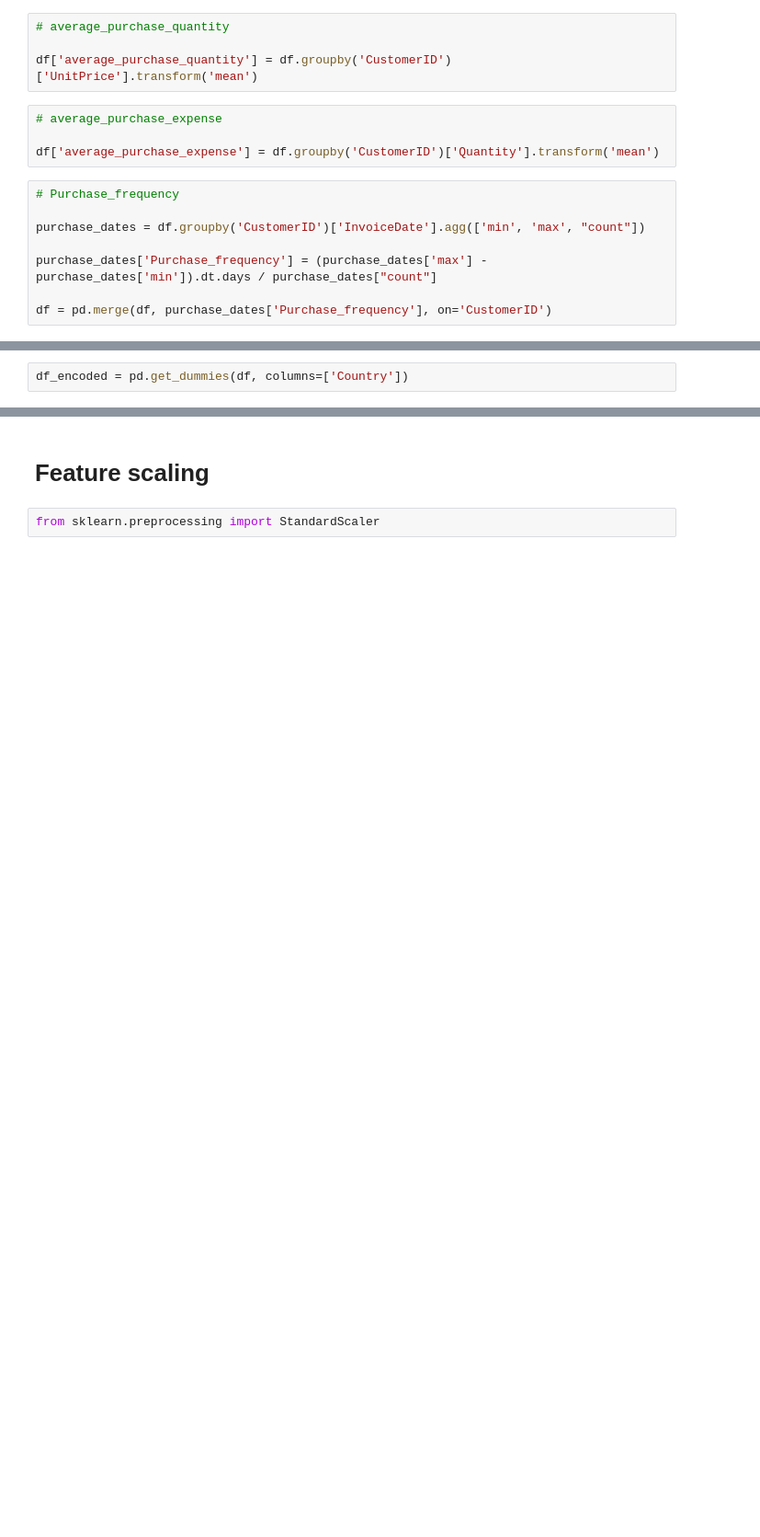
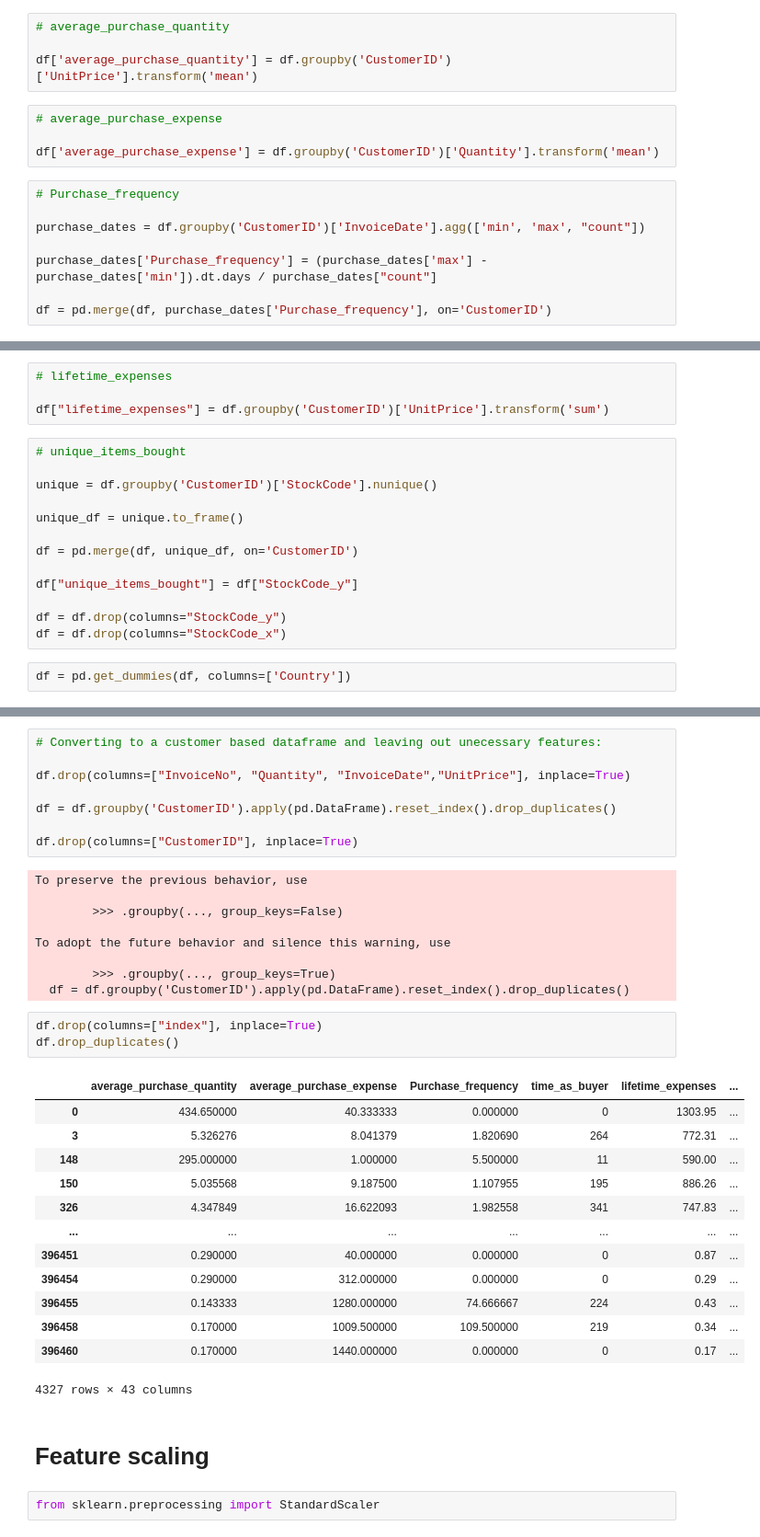
Before and after one commit to NehuenVill/Customer-Segmentation-with-Machine-Learning, a Jupyter notebook: 01_exploration.ipynb, the cells around one changed output, grey strips where cells are left out. Shown at 92% size. Cells and saved outputs as stored; diff of their text form; blank space fills up the shorter version.

Commit message:
Finished data preprocessing part

```diff
--- a/01_exploration.ipynb
+++ b/01_exploration.ipynb
@@ -169,2 +126,19 @@ len(df.StockCode.unique())
+# %%
+# lifetime_expenses
+
+df["lifetime_expenses"] = df.groupby('CustomerID')['UnitPrice'].transform('sum')
+# %%
+# unique_items_bought
+
+unique = df.groupby('CustomerID')['StockCode'].nunique()
+
+unique_df = unique.to_frame()
+
+df = pd.merge(df, unique_df, on='CustomerID')
+
+df["unique_items_bought"] = df["StockCode_y"]
+
+df = df.drop(columns="StockCode_y")
+df = df.drop(columns="StockCode_x")
 # %%
-df_encoded = pd.get_dummies(df, columns=['Country'])
+df = pd.get_dummies(df, columns=['Country'])
@@ -189,3 +165,37 @@ df_encoded
+# %%
+# Converting to a customer based dataframe and leaving out unecessary features:
+
+df.drop(columns=["InvoiceNo", "Quantity", "InvoiceDate","UnitPrice"], inplace=True)
+
+df = df.groupby('CustomerID').apply(pd.DataFrame).reset_index().drop_duplicates()
+
+df.drop(columns=["CustomerID"], inplace=True)
+# %% [output]
+To preserve the previous behavior, use
+
+        >>> .groupby(..., group_keys=False)
+
+To adopt the future behavior and silence this warning, use
+
+        >>> .groupby(..., group_keys=True)
+  df = df.groupby('CustomerID').apply(pd.DataFrame).reset_index().drop_duplicates()
+# %%
+df.drop(columns=["index"], inplace=True)
+df.drop_duplicates()
+# %% [output]
+|  | average_purchase_quantity | average_purchase_expense | Purchase_frequency | time_as_buyer | lifetime_expenses | ... |
+| 0 | 434.650000 | 40.333333 | 0.000000 | 0 | 1303.95 | ... |
+| 3 | 5.326276 | 8.041379 | 1.820690 | 264 | 772.31 | ... |
+| 148 | 295.000000 | 1.000000 | 5.500000 | 11 | 590.00 | ... |
+| 150 | 5.035568 | 9.187500 | 1.107955 | 195 | 886.26 | ... |
+| 326 | 4.347849 | 16.622093 | 1.982558 | 341 | 747.83 | ... |
+| ... | ... | ... | ... | ... | ... | ... |
+| 396451 | 0.290000 | 40.000000 | 0.000000 | 0 | 0.87 | ... |
+| 396454 | 0.290000 | 312.000000 | 0.000000 | 0 | 0.29 | ... |
+| 396455 | 0.143333 | 1280.000000 | 74.666667 | 224 | 0.43 | ... |
+| 396458 | 0.170000 | 1009.500000 | 109.500000 | 219 | 0.34 | ... |
+| 396460 | 0.170000 | 1440.000000 | 0.000000 | 0 | 0.17 | ... |
+4327 rows × 43 columns
 # %% [markdown]
 # Feature scaling
 # %%
```
Also changed, not shown: parts of 13 cells of this notebook.
